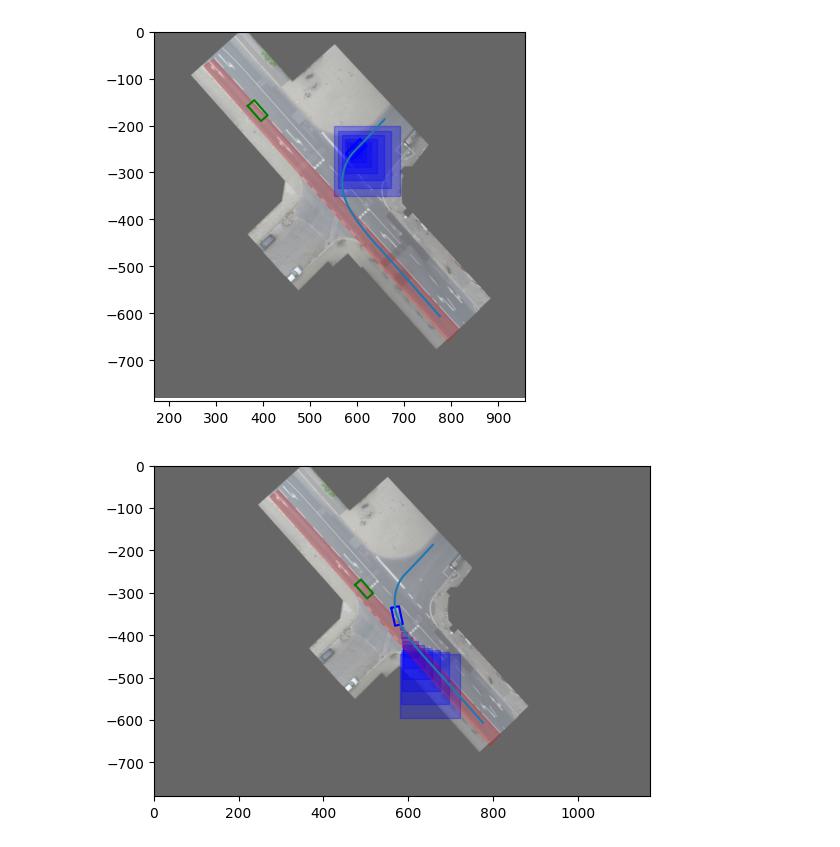
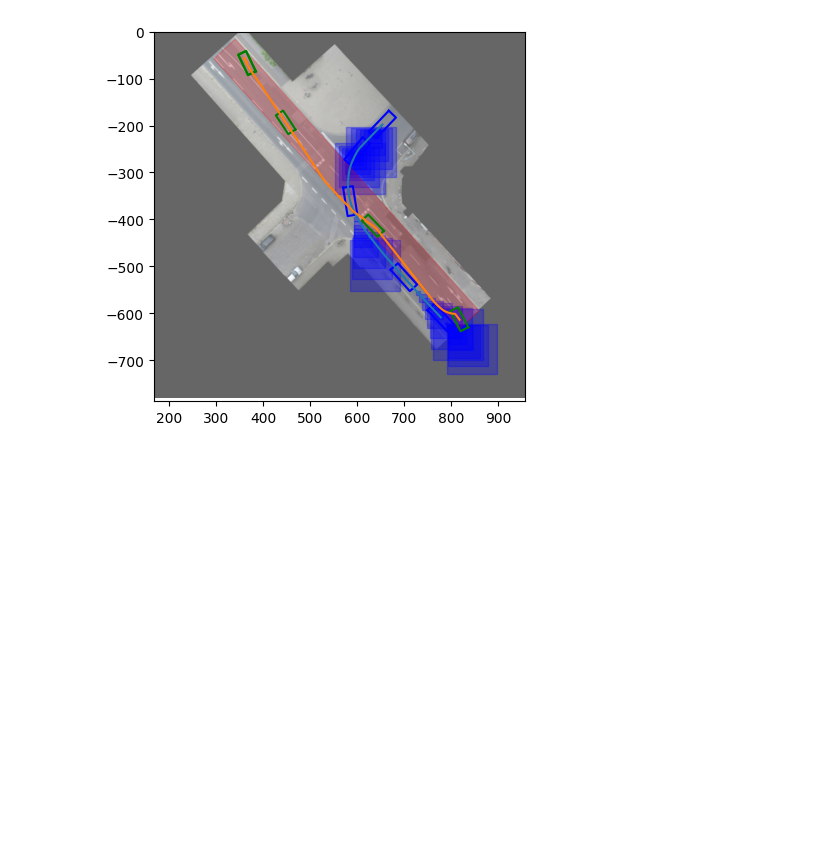
Before and after one commit to QDZHOU/FYP_Intent_Learning, a Jupyter notebook: MPC/MPC.ipynb, the cells around one changed output. Drawn from its saved outputs; the diff is of its cells as text; code cells hidden in the pictures; blank space fills up the shorter version.

```diff
--- a/MPC/MPC.ipynb
+++ b/MPC/MPC.ipynb
@@ -111,19 +120,22 @@ Param = {
     "Q5": 5, # lat. pos. error
     "Q6": 2, # heading. error
     "Q7": 300,
-    "d_min": 2,
+    "d_min": 5,
     "A_road": A_road,
     "b_road": b_road,
-    "v_low": 0,
-    "v_up": 0.8,
+    "not_A_road": not_A_road,
+    "not_b_road": not_b_road,
+    "v_low": -0.5,
+    "v_up": 1.5,
     "acc_low": -0.3,
-    "acc_up": 0.3,
+    "acc_up": 0.5,
     "delta_low": -0.3,
     "delta_up": 0.3,
-    "RefSpeed": 0,
-    "RefPos": [78,-62,-0.3]#[34.6,-9.8,10]
+    "RefSpeed": 1,
+    "RefPos": [364*(0.00814636091724916*12),-67*(0.00814636091724916*12),0.5]#[78,-62,-0.3][364*(0.00814636091724916*12),-67*(0.00814636091724916*12)
 }
-x_EV_initial = np.array([29, -8.5, -0.3, 0, 0])
+#x_EV_initial = np.array([29, -8.5, 45, 1, 0])
+x_EV_initial = np.array([80, -60, 90, 0.5, 0])
 # %%
 class polytope_estimation_OR():
     def __init__(self, Param):
@@ -484,10 +517,12 @@ X_EV_Planning_R = list( )
 
 fig, ax = plt.subplots()
 img   = mpimg.imread(background_filepath)
-half_width = sv_width/0.00814636091724916/12/2
-half_length = sv_length/0.00814636091724916/12/2
+half_width_sv = sv_width / 0.00814636091724916 / 12 / 2
+half_length_sv = sv_length / 0.00814636091724916 / 12 / 2
+half_width_ev = Param["w_veh"] / 0.00814636091724916 / 12 / 2
+half_length_ev = Param["l_veh"] / 0.00814636091724916 / 12 / 2
 
-for i in range(1,N_Sam):
+for i in range(0,N_Sam):
     #   U_R: input, trajectory_planning_k: predicted EV, J_R:cost, Occupancy_SV_aug_R:Occupancy
     U_R, trajectory_planning_k, J_R, Occupancy_SV_aug_R = test_polytope.Return(acc_vals[:,i].reshape(2,1),
                                                                                         position_vals[:,i].reshape(2,1),
@@ -498,11 +533,11 @@ for i in range(1,N_Sam):
 
     if i % 80 == 0 or i == N_Sam-1:
         corners_sv = np.array([
-                [-half_length, -half_width],
-                [half_length, -half_width],
-                [half_length, half_width],
-                [-half_length, half_width]
-            ])
+            [-half_length_sv, -half_width_sv],
+            [half_length_sv, -half_width_sv],
+            [half_length_sv, half_width_sv],
+            [-half_length_sv, half_width_sv]
+        ])
         rad_yaw_sv = np.radians(yaw[i])
         rotation_matrix_sv = np.array([
                 [np.cos(rad_yaw_sv), -np.sin(rad_yaw_sv)],
@@ -512,44 +547,36 @@ for i in range(1,N_Sam):
         rotated_corners_sv[:, 0] += SV_x[i]/0.00814636091724916/12
         rotated_corners_sv[:, 1] += SV_y[i]/0.00814636091724916/12
         rotated_corners_sv = np.vstack([rotated_corners_sv, rotated_corners_sv[0]])
         plt.plot(rotated_corners_sv[:, 0], rotated_corners_sv[:, 1], 'b-')
 
         corners_ev = np.array([
-                [-half_length, -half_width],
-                [half_length, -half_width],
-                [half_length, half_width],
-                [-half_length, half_width]
-            ])
+            [-half_length_ev, -half_width_ev],
+            [half_length_ev, -half_width_ev],
+            [half_length_ev, half_width_ev],
+            [-half_length_ev, half_width_ev]
+        ])
         rad_yaw_ev = trajectory_planning_k[2,1]
         rotation_matrix_ev = np.array([
                 [np.cos(rad_yaw_ev), -np.sin(rad_yaw_ev)],
                 [np.sin(rad_yaw_ev),  np.cos(rad_yaw_ev)]
             ])
         rotated_corners_ev = corners_ev.reshape(4,2) @ rotation_matrix_ev.T
         rotated_corners_ev[:, 0] += State_EV_R[0, i+1]/0.00814636091724916/12
         rotated_corners_ev[:, 1] += State_EV_R[1, i+1]/0.00814636091724916/12
         rotated_corners_ev = np.vstack([rotated_corners_ev, rotated_corners_ev[0]])
         plt.plot(rotated_corners_ev[:, 0], rotated_corners_ev[:, 1], 'g-')
 
         if i % 20 == 0 or i == N_Sam-1:
             for i in range(10):
                 occupancy = Polytope(Occupancy_SV_aug_R[i].A, Occupancy_SV_aug_R[i].b/0.00814636091724916/12)
                 occupancy.plot(color = 'b', alpha = 0.3)
 
-        Drive_Area_visual.plot(color = 'r', alpha = 0.2)
-        plt.imshow(img,alpha = 0.6, extent=[0, img.shape[1], -img.shape[0], 0])
-        plt.plot(SV_x/0.00814636091724916/12, SV_y/0.00814636091724916/12)
-        ax.set_xlim([x_lim_0,x_lim_1])
-        ax.set_ylim([-y_lim_0,-y_lim_1])
-        plt.show()
-
 Drive_Area_visual.plot(color = 'r', alpha = 0.2)
 plt.imshow(img,alpha = 0.6, extent=[0, img.shape[1], -img.shape[0], 0])
 plt.plot(SV_x/0.00814636091724916/12, SV_y/0.00814636091724916/12)
 plt.plot(State_EV_R[0]/0.00814636091724916/12, State_EV_R[1]/0.00814636091724916/12)
 ax.set_xlim([x_lim_0,x_lim_1])
 ax.set_ylim([-y_lim_0,-y_lim_1])
 plt.show()
 # %% [output]
-[figure, old version]
+[figure, new version]
-[figure, removed]
```
Also changed, not shown: parts of 12 cells of this notebook, 3 other files.
